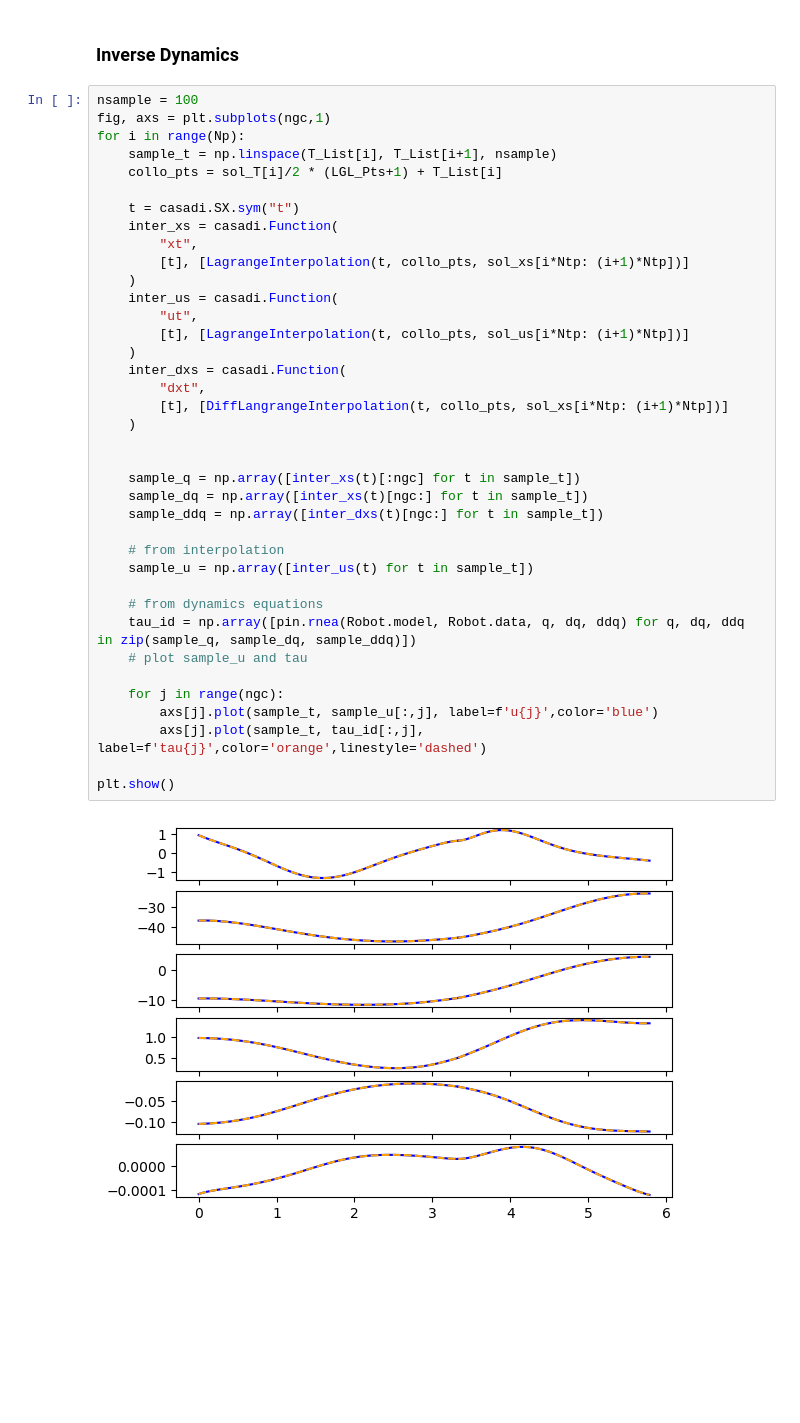
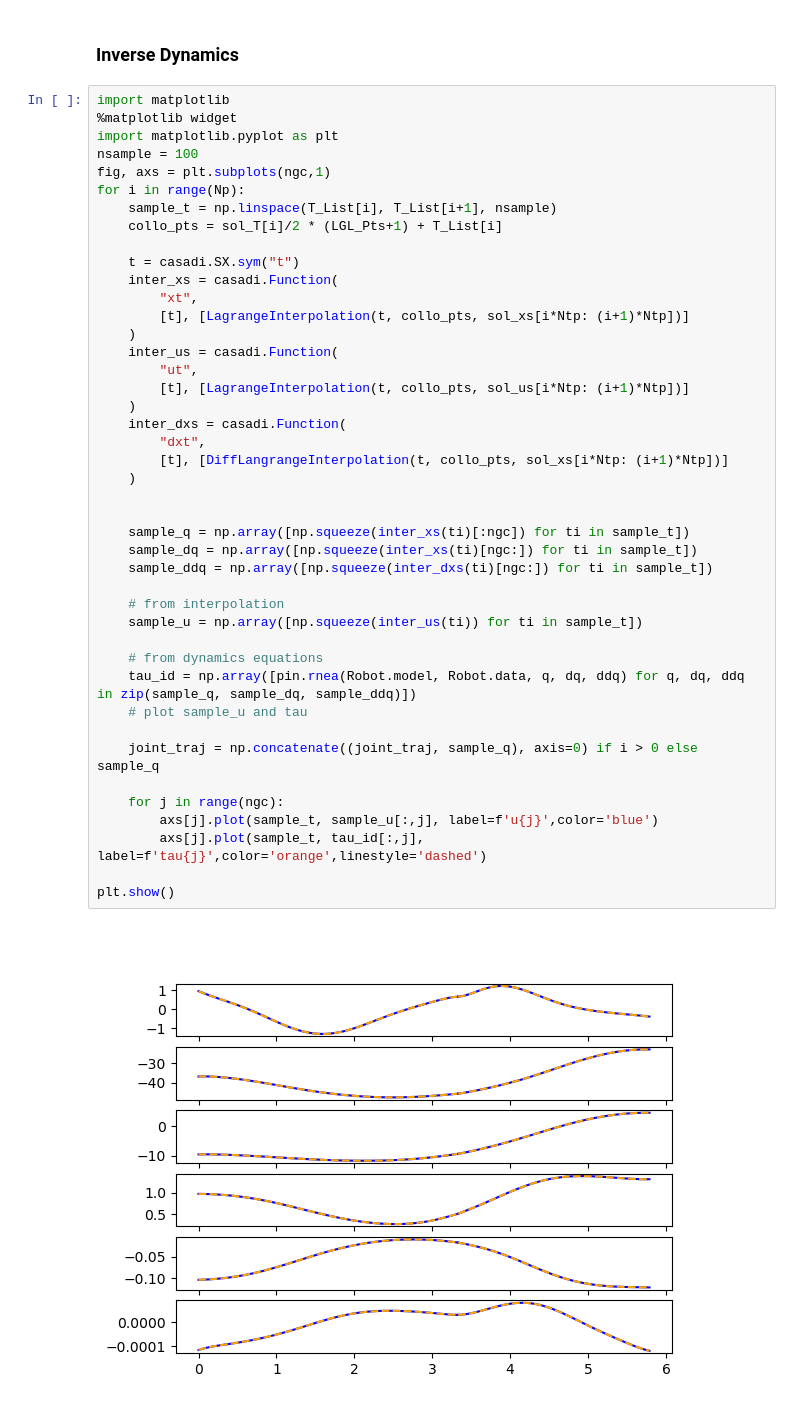
Before and after one commit to AmireuxOuO/Constrained_Kinodynamic_Trajectory_Optimization, a Jupyter notebook: UR5_Obstacles.ipynb, the cells around one changed output. Saved outputs shown, nothing was run; the diff lists cells and outputs as text; blank space fills up the shorter version.

```diff
--- a/UR5_Obstacles.ipynb
+++ b/UR5_Obstacles.ipynb
@@ -284,6 +279,9 @@ Collision Distance 19: 0.0470687805354677,
 # %% [markdown]
 ### Inverse Dynamics
 # %%
+import matplotlib
+%matplotlib widget
+import matplotlib.pyplot as plt
 nsample = 100
 fig, axs = plt.subplots(ngc,1)
 for i in range(Np):
@@ -291,35 +289,37 @@ for i in range(Np):
     collo_pts = sol_T[i]/2 * (LGL_Pts+1) + T_List[i]
 
     t = casadi.SX.sym("t")
     inter_xs = casadi.Function(
         "xt",
         [t], [LagrangeInterpolation(t, collo_pts, sol_xs[i*Ntp: (i+1)*Ntp])]
     )
     inter_us = casadi.Function(
         "ut",
         [t], [LagrangeInterpolation(t, collo_pts, sol_us[i*Ntp: (i+1)*Ntp])]
     )
     inter_dxs = casadi.Function(
         "dxt",
         [t], [DiffLangrangeInterpolation(t, collo_pts, sol_xs[i*Ntp: (i+1)*Ntp])]
     )
 
 
-    sample_q = np.array([inter_xs(t)[:ngc] for t in sample_t])
-    sample_dq = np.array([inter_xs(t)[ngc:] for t in sample_t])
-    sample_ddq = np.array([inter_dxs(t)[ngc:] for t in sample_t])
+    sample_q = np.array([np.squeeze(inter_xs(ti)[:ngc]) for ti in sample_t])
+    sample_dq = np.array([np.squeeze(inter_xs(ti)[ngc:]) for ti in sample_t])
+    sample_ddq = np.array([np.squeeze(inter_dxs(ti)[ngc:]) for ti in sample_t])
 
     # from interpolation
-    sample_u = np.array([inter_us(t) for t in sample_t])
+    sample_u = np.array([np.squeeze(inter_us(ti)) for ti in sample_t])
 
     # from dynamics equations
     tau_id = np.array([pin.rnea(Robot.model, Robot.data, q, dq, ddq) for q, dq, ddq in zip(sample_q, sample_dq, sample_ddq)])
     # plot sample_u and tau
+
+    joint_traj = np.concatenate((joint_traj, sample_q), axis=0) if i > 0 else sample_q
 
     for j in range(ngc):
         axs[j].plot(sample_t, sample_u[:,j], label=f'u{j}',color='blue')
         axs[j].plot(sample_t, tau_id[:,j], label=f'tau{j}',color='orange',linestyle='dashed')
 
 plt.show()
 # %% [output]
-[figure, old version]
+[figure, new version]
```
Also changed, not shown: parts of 5 cells of this notebook, 3 other files.
